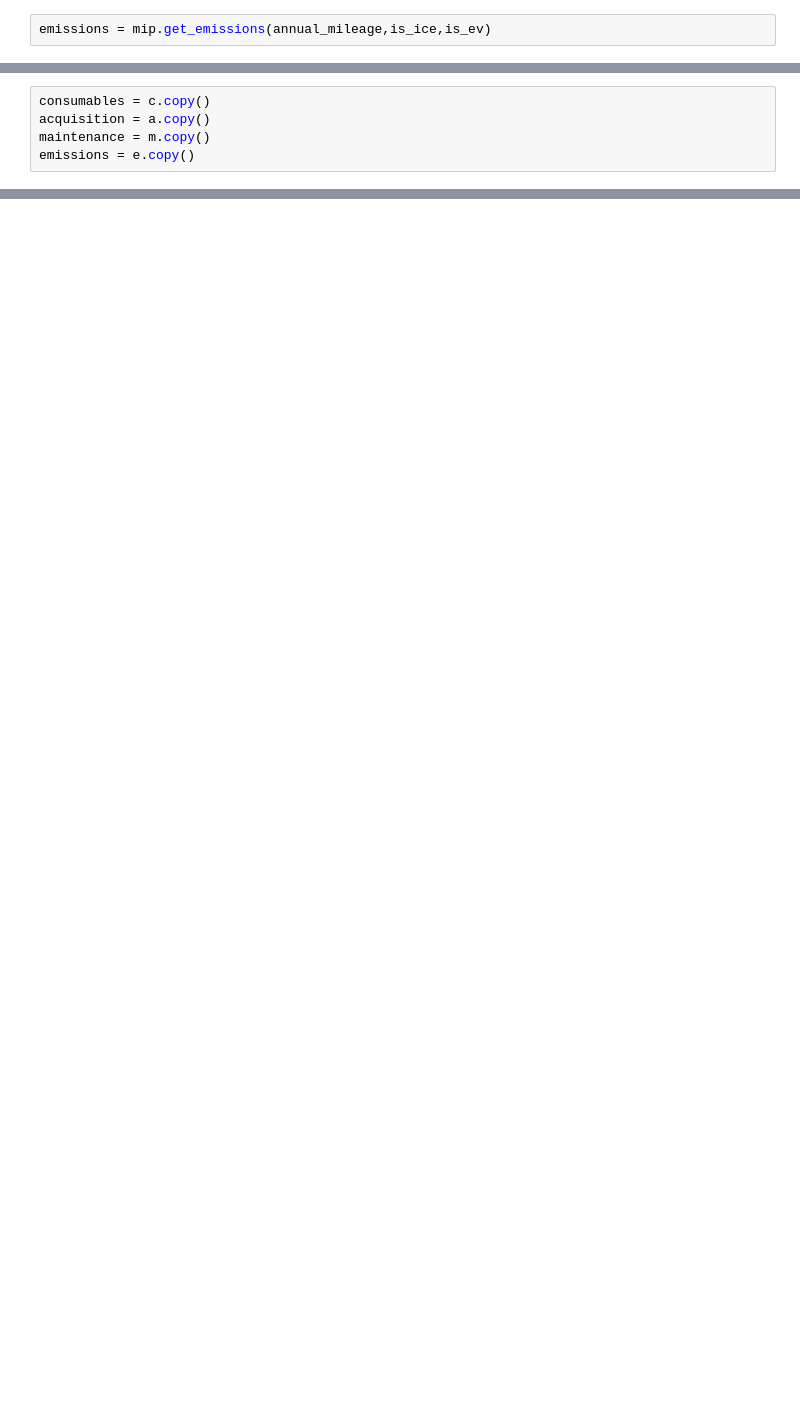
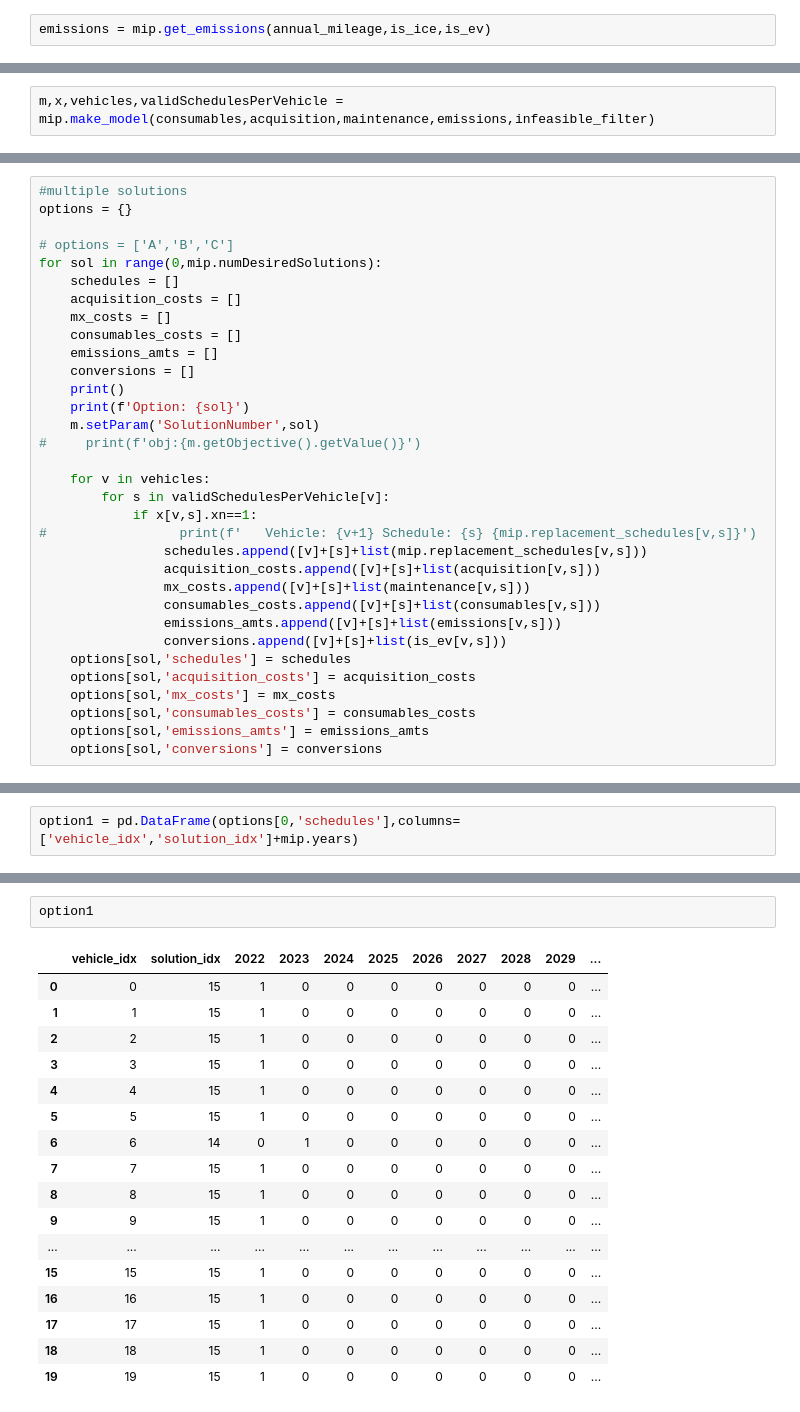
Before and after one commit to evanlynch/green-fleet-replacement-planner, a Jupyter notebook: notebooks/replacement_schedule_mip_dev.ipynb, the cells around one changed output, grey strips where cells are left out. Saved outputs shown, nothing was run; the diff lists cells and outputs as text; blank space fills up the shorter version.

Commit message:
data integrated. Sample outputs created.

```diff
--- a/notebooks/replacement_schedule_mip_dev.ipynb
+++ b/notebooks/replacement_schedule_mip_dev.ipynb
@@ -91,5 +46,0 @@ for v in vehicles:
-# %%
-consumables = c.copy()
-acquisition = a.copy()
-maintenance = m.copy()
-emissions = e.copy()
@@ -171,0 +47,2 @@ m.write("model.ilp")
+# %%
+m,x,vehicles,validSchedulesPerVehicle = mip.make_model(consumables,acquisition,maintenance,emissions,infeasible_filter)
@@ -187,0 +72,33 @@ for solution in range(0,299):
+# %%
+#multiple solutions
+options = {}
+
+# options = ['A','B','C']
+for sol in range(0,mip.numDesiredSolutions):
+    schedules = []
+    acquisition_costs = []
+    mx_costs = []
+    consumables_costs = []
+    emissions_amts = []
+    conversions = []
+    print()
+    print(f'Option: {sol}')
+    m.setParam('SolutionNumber',sol)
+#     print(f'obj:{m.getObjective().getValue()}')
+
+    for v in vehicles:
+        for s in validSchedulesPerVehicle[v]:
+            if x[v,s].xn==1:
+#                 print(f'   Vehicle: {v+1} Schedule: {s} {mip.replacement_schedules[v,s]}')
+                schedules.append([v]+[s]+list(mip.replacement_schedules[v,s]))
+                acquisition_costs.append([v]+[s]+list(acquisition[v,s]))
+                mx_costs.append([v]+[s]+list(maintenance[v,s]))
+                consumables_costs.append([v]+[s]+list(consumables[v,s]))
+                emissions_amts.append([v]+[s]+list(emissions[v,s]))
+                conversions.append([v]+[s]+list(is_ev[v,s]))
+    options[sol,'schedules'] = schedules
+    options[sol,'acquisition_costs'] = acquisition_costs
+    options[sol,'mx_costs'] = mx_costs
+    options[sol,'consumables_costs'] = consumables_costs
+    options[sol,'emissions_amts'] = emissions_amts
+    options[sol,'conversions'] = conversions
@@ -187,0 +111,2 @@ for solution in range(0,299):
+# %%
+option1 = pd.DataFrame(options[0,'schedules'],columns=['vehicle_idx','solution_idx']+mip.years)
@@ -188 +214,21 @@ for solution in range(0,299):
+# %%
+option1
+# %% [output]
+|  | vehicle_idx | solution_idx | 2022 | 2023 | 2024 | 2025 | 2026 | 2027 | 2028 | 2029 | ... |
+| 0 | 0 | 15 | 1 | 0 | 0 | 0 | 0 | 0 | 0 | 0 | ... |
+| 1 | 1 | 15 | 1 | 0 | 0 | 0 | 0 | 0 | 0 | 0 | ... |
+| 2 | 2 | 15 | 1 | 0 | 0 | 0 | 0 | 0 | 0 | 0 | ... |
+| 3 | 3 | 15 | 1 | 0 | 0 | 0 | 0 | 0 | 0 | 0 | ... |
+| 4 | 4 | 15 | 1 | 0 | 0 | 0 | 0 | 0 | 0 | 0 | ... |
+| 5 | 5 | 15 | 1 | 0 | 0 | 0 | 0 | 0 | 0 | 0 | ... |
+| 6 | 6 | 14 | 0 | 1 | 0 | 0 | 0 | 0 | 0 | 0 | ... |
+| 7 | 7 | 15 | 1 | 0 | 0 | 0 | 0 | 0 | 0 | 0 | ... |
+| 8 | 8 | 15 | 1 | 0 | 0 | 0 | 0 | 0 | 0 | 0 | ... |
+| 9 | 9 | 15 | 1 | 0 | 0 | 0 | 0 | 0 | 0 | 0 | ... |
+| ... | ... | ... | ... | ... | ... | ... | ... | ... | ... | ... | ... |
+| 15 | 15 | 15 | 1 | 0 | 0 | 0 | 0 | 0 | 0 | 0 | ... |
+| 16 | 16 | 15 | 1 | 0 | 0 | 0 | 0 | 0 | 0 | 0 | ... |
+| 17 | 17 | 15 | 1 | 0 | 0 | 0 | 0 | 0 | 0 | 0 | ... |
+| 18 | 18 | 15 | 1 | 0 | 0 | 0 | 0 | 0 | 0 | 0 | ... |
+| 19 | 19 | 15 | 1 | 0 | 0 | 0 | 0 | 0 | 0 | 0 | ... |
 # %%
```
Also changed, not shown: parts of 44 cells of this notebook, 4 other files.
